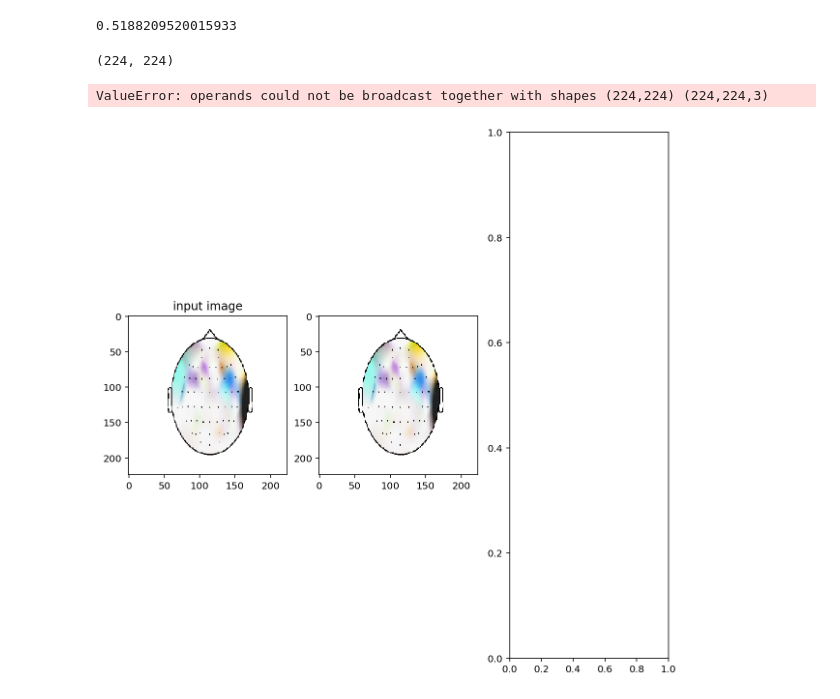
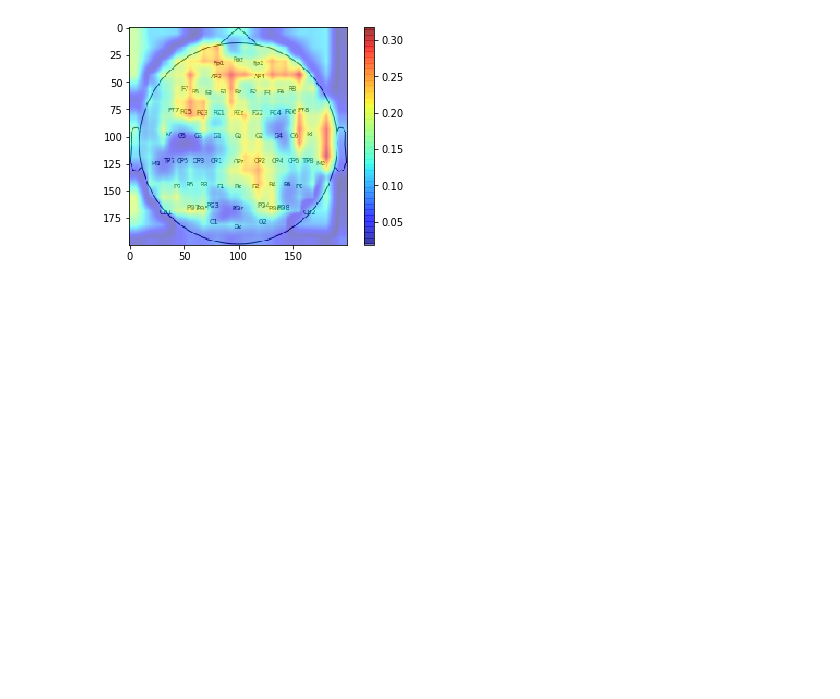
Before and after one commit to kmnuddin/gradcamplusplus, a Jupyter notebook: grad_cam_RT_100.ipynb, the cells around one changed output. Cells and saved outputs as stored; diff of their text form; code cells hidden in the pictures; blank space fills up the shorter version.

```diff
--- a/grad_cam_RT_100.ipynb
+++ b/grad_cam_RT_100.ipynb
@@ -75,41 +43,32 @@ decodes_slow = eval_predictions(model, fast_paths, 1)
-# %%
-len(t)/len(decodes_slow)
-# %% [output]
-0.5188209520015933
-# %%
-paths = ["RT_100/Samples_0/bts_700.png","RT_100/Samples_1/bts_192.png","RT_100/Samples_3/bts_129.png",
-         "RT_100/Samples_0/bts_723.png", "RT_100/Samples_1/bts_203.png", "RT_100/Samples_3/bts_159.png"]
-orig_imgs = []
-grad_cams = []
-grad_cam_pluses = []
-for path in paths:
-    orig_img = np.array(load_img(path,target_size=(224,224)),dtype=np.uint8)
-    orig_imgs.append(orig_img)
-    img = np.array(load_img(path,target_size=(128,128)),dtype=np.float64)
-    img = np.expand_dims(img,axis=0)
-#     predictions = model.predict(img)
-#     top_n = 5
-#     top = decode_predictions(predictions, top=top_n)[0]
-#     cls = np.argsort(predictions[0])[-top_n:][::-1]
-
-    gradcam=gradcamutils.grad_cam(model,img,layer_name='conv2d_5', H=224, W=224)
-    grad_cams.append(gradcam)
-    gradcamplus=gradcamutils.grad_cam_plus(model,img,layer_name='conv2d_5', H=224, W=224)
-    grad_cam_pluses.append(gradcamplus)
-    fig, ax = plt.subplots(nrows=1,ncols=3)
-    plt.subplot(131)
-    plt.imshow(orig_img)
-    plt.title("input image")
-    plt.subplot(132)
-    plt.imshow(orig_img)
-    plt.imshow(gradcam*orig_img)
-    plt.title("Grad-CAM")
-    plt.subplot(133)
-    plt.imshow(orig_img)
-    plt.imshow(gradcamplus,alpha=0.6,cmap="jet")
-    plt.title("Grad-CAM++")
-    plt.show()
-# %% [output]
-(224, 224)
-ValueError: operands could not be broadcast together with shapes (224,224) (224,224,3)
-[figure, removed]
+# %%
+def load_images(dir_path, H=128, W=128):
+    files = os.listdir(dir_path)
+    N = len(files)
+    X = np.empty((N, H, W, 3))
+    for i, file in tqdm(enumerate(files)):
+        x = image.load_img(dir_path + file, target_size=(H, W))
+        x = x/np.max(x)
+        X[i] = image.img_to_array(x)
+    top = np.argmax(model.predict(X), axis=1)
+
+    return X, top
+
+def get_avg_saliency_map(model, X, top, H=200, W=200, batch_size=128, layer='conv2d_5'):
+    gradcam = np.empty((X.shape[0], H, W))
+    N = len(X)
+    for i in tqdm(range((N + batch_size - 1) // batch_size)):
+        start = i * batch_size
+        end = min((i+1) * batch_size, N)
+        gradcam[start:end] = gradcamutils.grad_cam_batch(model, X[start:end], top[start:end], layer, H, W)
+
+    avg_saliency_map = np.mean([sm for sm in gradcam], axis=0)
+
+    return avg_saliency_map
+
+def visualize(sm):
+    x = image.load_img("r_64_ch_topomap.png", target_size=(200, 200))
+    plt.figure()
+    plt.imshow(x)
+    plt.imshow(sm, cmap='jet', alpha=0.5)
+    plt.colorbar()
+    plt.show()
@@ -115,0 +86,4 @@ ValueError: operands could not be broadcast together with shapes (224,224) (224,
+# %%
+visualize(avg_sm_slow)
+# %% [output]
+[figure, added]
```
Also changed, not shown: parts of 16 cells of this notebook, 9 other files.
